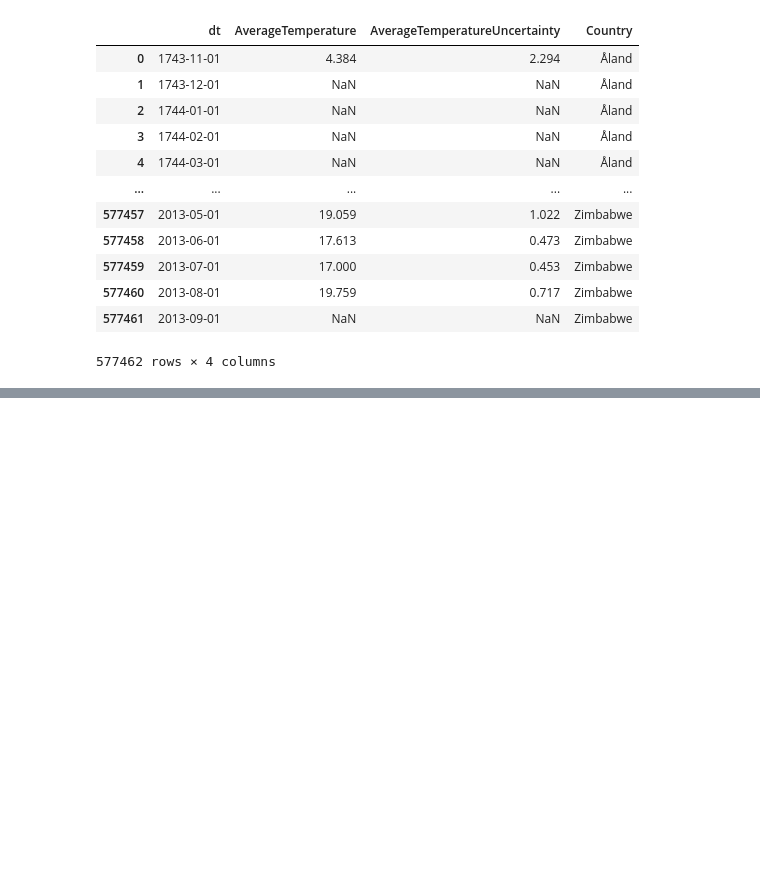
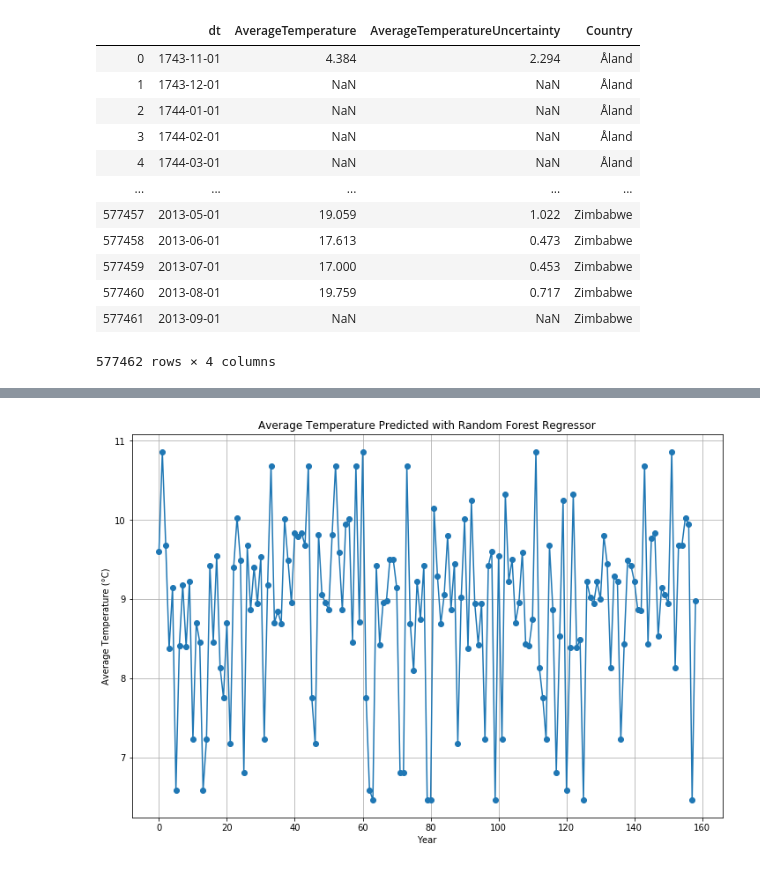
Before and after one commit to yveness7/Arctic_Mammals_mid_term_project, a Jupyter notebook: mammals data/preview climate data.ipynb, the cells around one changed output, grey strips where cells are left out. Cells and saved outputs as stored; diff of their text form; code cells hidden in the pictures; blank space fills up the shorter version.

Commit message:
Modeling notebook
Random forest, Linear Regression, Amira

```diff
--- a/mammals data/preview climate data.ipynb
+++ b/mammals data/preview climate data.ipynb
@@ -42,0 +241,2 @@ global_temperatures_country
+# %%
+global_temperatures["AverageTemperature"]=global_temperatures["LandAverageTemperature"]
@@ -42,0 +260,2 @@ global_temperatures_country
+# %%
+model.fit(X_train, y_train)
@@ -42,0 +275,26 @@ global_temperatures_country
+# %%
+from sklearn.model_selection import GridSearchCV
+
+# Define the parameter grid
+param_grid = {
+    'n_estimators': [50, 100, 200],
+    'max_depth': [None, 10, 20],
+    'min_samples_split': [2, 5, 10],
+    'min_samples_leaf': [1, 2, 4]
+}
+
+# Create the grid search
+grid_search = GridSearchCV(RandomForestRegressor(), param_grid, cv=5, scoring='neg_mean_squared_error')
+
+# Fit the grid search to the data
+grid_search.fit(X_train, y_train)
+
+# Get the best parameters
+best_params = grid_search.best_params_
+
+# Train a new model with the best parameters
+best_model = RandomForestRegressor(**best_params)
+best_model.fit(X_train, y_train)
+
+# Make predictions with the best model
+best_predictions = best_model.predict(X_test)
@@ -42,0 +321,17 @@ global_temperatures_country
+# %%
+plt.figure(figsize=(12, 8))
+
+# Plot using Matplotlib directly
+plt.plot(best_predictions, marker='o')
+
+# Customize the plot
+plt.title('Average Temperature Predicted with Random Forest Regressor')
+plt.xlabel('Year')
+plt.ylabel('Average Temperature (°C)')
+plt.grid(True)
+
+
+# Show the plot
+plt.show()
+# %% [output]
+[figure, added]
```
Also changed, not shown: parts of 78 cells of this notebook.
